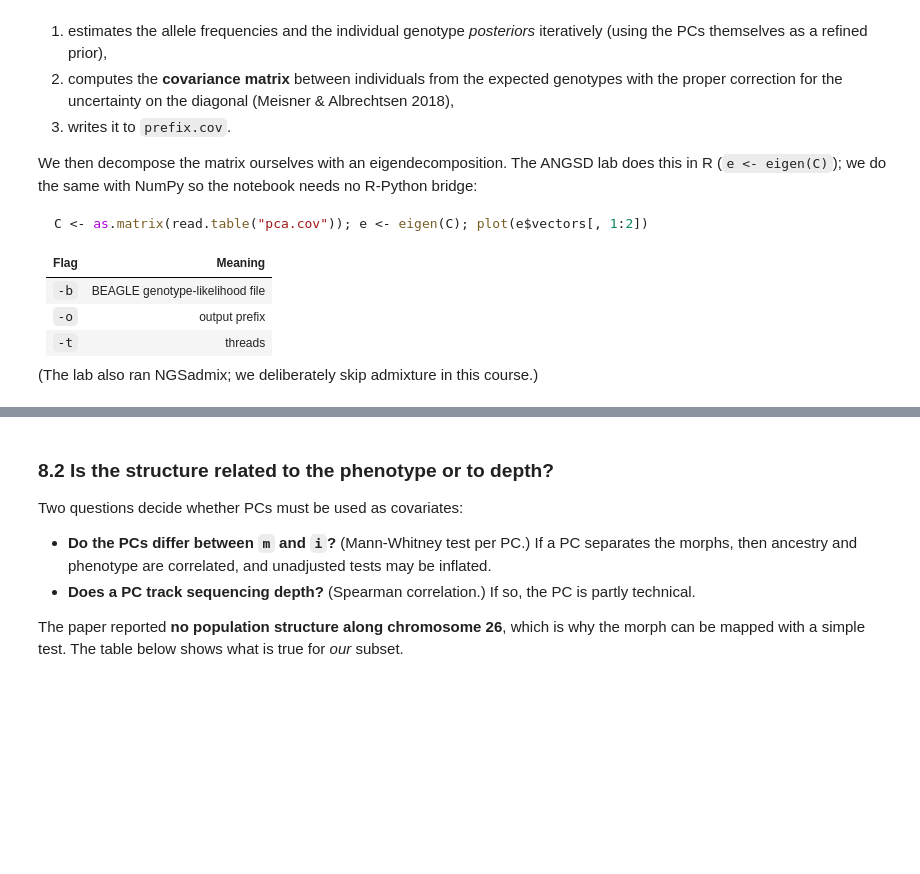
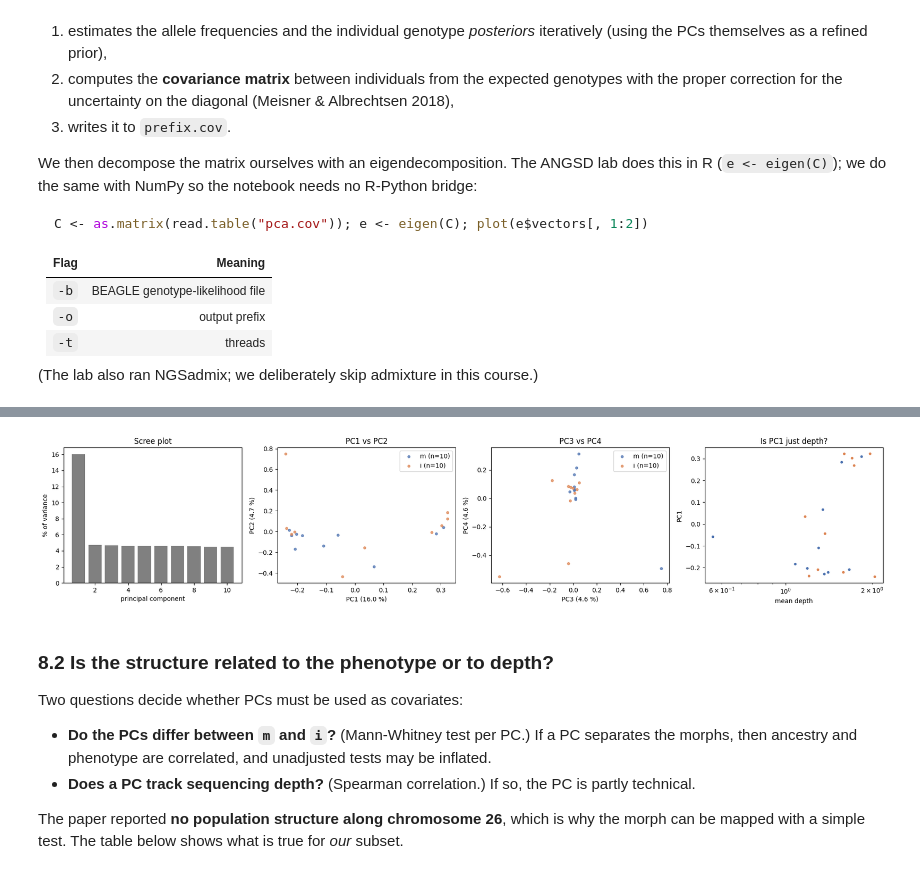
Before and after one commit to NikolayOskolkov/GWAS, a Jupyter notebook: practicals/Day2/Association_ANGSD_PLINK_SNPTEST_Hypolimnas_misippus_Colab.ipynb, the cells around one changed output, grey strips where cells are left out. Saved outputs shown, nothing was run; the diff lists cells and outputs as text; code cells hidden in the pictures; blank space fills up the shorter version.

```diff
--- a/practicals/Day2/Association_ANGSD_PLINK_SNPTEST_Hypolimnas_misippus_Colab.ipynb
+++ b/practicals/Day2/Association_ANGSD_PLINK_SNPTEST_Hypolimnas_misippus_Colab.ipynb
@@ -955,30 +1163,32 @@ print(run(f"ls -lh {PCA_PREFIX}*", quiet=True).stdout)
 # %%
 C = np.loadtxt(f"{PCA_PREFIX}.cov")
 assert C.shape == (N, N), f"covariance matrix is {C.shape} but there are {N} individuals"
 evals, evecs = np.linalg.eigh(C)
 order = np.argsort(evals)[::-1]
 evals, evecs = evals[order], evecs[:, order]
 var_expl = np.clip(evals, 0, None) / np.clip(evals, 0, None).sum()
 
-NPC = 10
+NPC = min(10, N)
 pcs = pd.DataFrame(evecs[:, :NPC], columns=[f"PC{i+1}" for i in range(NPC)])
 pcs.insert(0, "sampleID", samples)
 pcs = pcs.merge(pheno[[c for c in ["sampleID", "morph", "y", "mean_depth"] if c in pheno.columns]], on="sampleID")
 pcs.to_csv(D["pcangsd"] / "pcs.tsv", sep="\t", index=False)
 
 fig, ax = plt.subplots(1, 4, figsize=(19, 4))
 ax[0].bar(range(1, NPC + 1), 100 * var_expl[:NPC], color="grey")
 ax[0].set(xlabel="principal component", ylabel="% of variance", title="Scree plot")
 for a, (i, j) in zip(ax[1:3], [(1, 2), (3, 4)]):
     for m_ in MORPH_ORDER:
         s = pcs.morph == m_
         a.scatter(pcs.loc[s, f"PC{i}"], pcs.loc[s, f"PC{j}"], s=14, alpha=0.75, color=MORPH_COLORS[m_], label=f"{m_} (n={s.sum()})")
     a.set(xlabel=f"PC{i} ({100*var_expl[i-1]:.1f} %)", ylabel=f"PC{j} ({100*var_expl[j-1]:.1f} %)", title=f"PC{i} vs PC{j}")
     a.legend()
 if "mean_depth" in pcs.columns:
     ax[3].scatter(pcs.mean_depth, pcs.PC1, s=10, c=pcs.morph.map(MORPH_COLORS))
     ax[3].set(xscale="log", xlabel="mean depth", ylabel="PC1", title="Is PC1 just depth?")
 plt.tight_layout(); plt.show()
+# %% [output]
+[figure, added]
 # %% [markdown]
 ### 8.2 Is the structure related to the phenotype or to depth?
 
```
Also changed, not shown: parts of 41 cells of this notebook, 1 other file.
